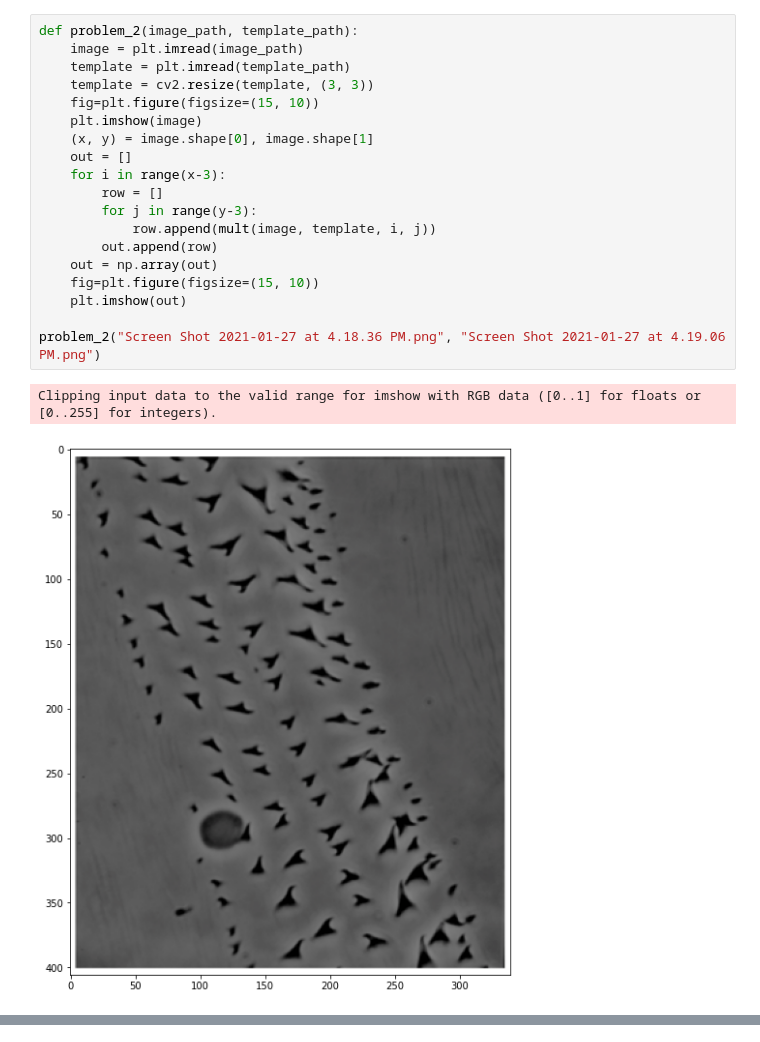
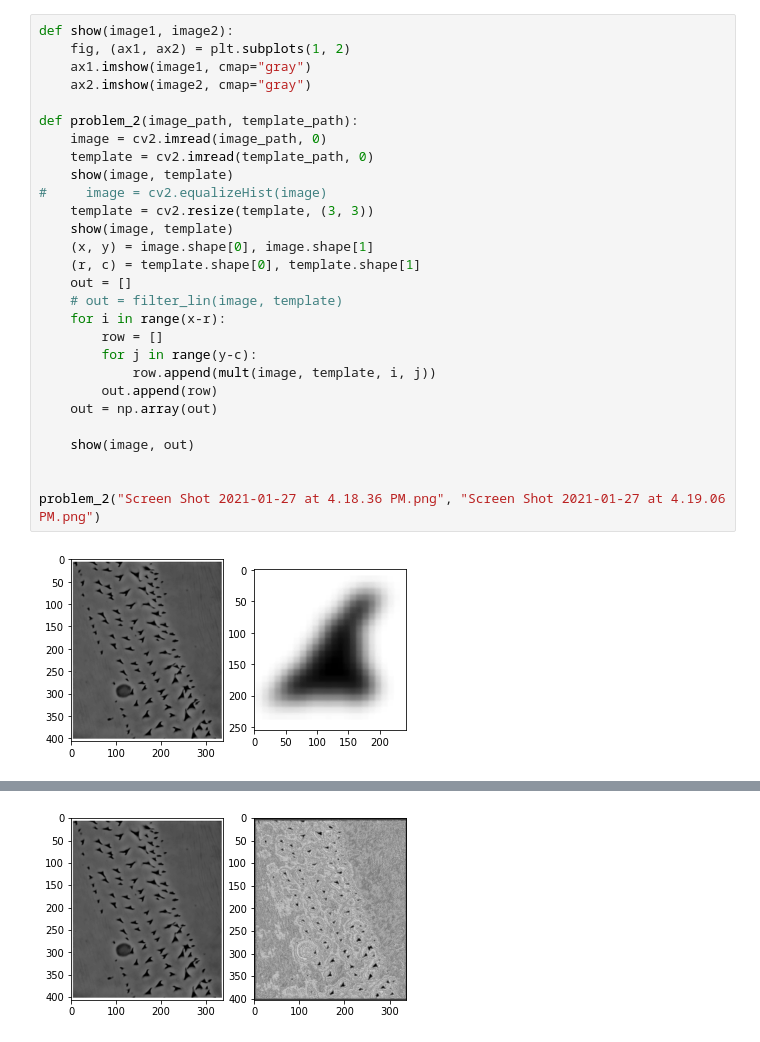
Before and after one commit to zmz223/CS584, a Jupyter notebook: hw1/hw1.ipynb, the cells around one changed output, grey strips where cells are left out. Saved outputs shown, nothing was run; the diff lists cells and outputs as text.

```diff
--- a/hw1/hw1.ipynb
+++ b/hw1/hw1.ipynb
@@ -109,22 +111,30 @@ problem_1("ID_0002a616e.dcm")
 # %%
+def show(image1, image2):
+    fig, (ax1, ax2) = plt.subplots(1, 2)
+    ax1.imshow(image1, cmap="gray")
+    ax2.imshow(image2, cmap="gray")
+
 def problem_2(image_path, template_path):
-    image = plt.imread(image_path)
-    template = plt.imread(template_path)
+    image = cv2.imread(image_path, 0)
+    template = cv2.imread(template_path, 0)
+    show(image, template)
+#     image = cv2.equalizeHist(image)
     template = cv2.resize(template, (3, 3))
-    fig=plt.figure(figsize=(15, 10))
-    plt.imshow(image)
+    show(image, template)
     (x, y) = image.shape[0], image.shape[1]
+    (r, c) = template.shape[0], template.shape[1]
     out = []
-    for i in range(x-3):
+    # out = filter_lin(image, template)
+    for i in range(x-r):
         row = []
-        for j in range(y-3):
+        for j in range(y-c):
             row.append(mult(image, template, i, j))
         out.append(row)
     out = np.array(out)
-    fig=plt.figure(figsize=(15, 10))
-    plt.imshow(out)
+
+    show(image, out)
+
 
 problem_2("Screen Shot 2021-01-27 at 4.18.36 PM.png", "Screen Shot 2021-01-27 at 4.19.06 PM.png")
 # %% [output]
-Clipping input data to the valid range for imshow with RGB data ([0..1] for floats or [0..255] for integers).
-[figure, old version]
+[figure, new version]
@@ -132,3 +142,4 @@ Clipping input data to the valid range for imshow with RGB data ([0..1] for floa
+[figure, added]
 # %%
 def problem_3(file_name):
     #show initial image
```
Also changed, not shown: parts of 7 cells of this notebook.
